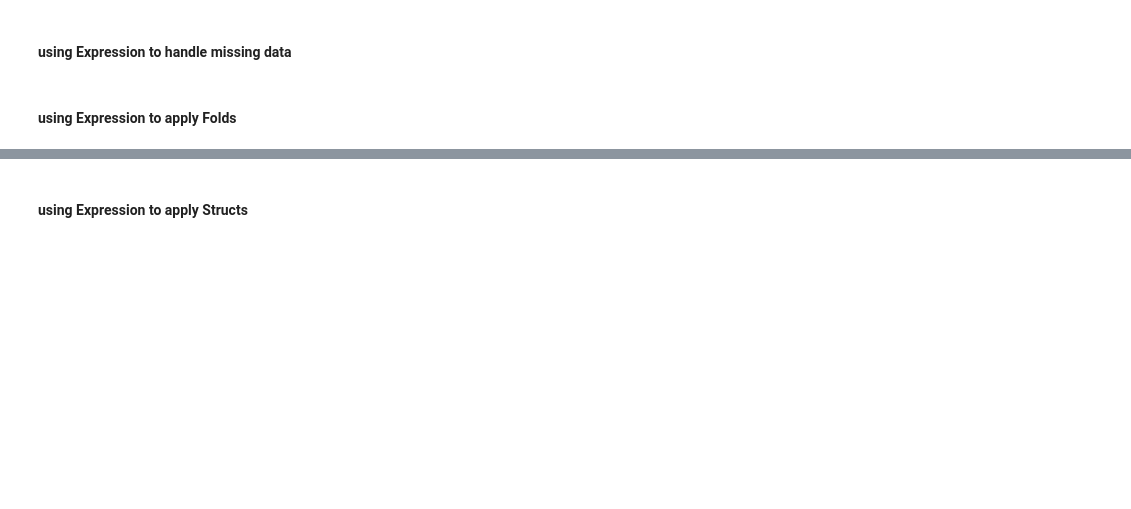
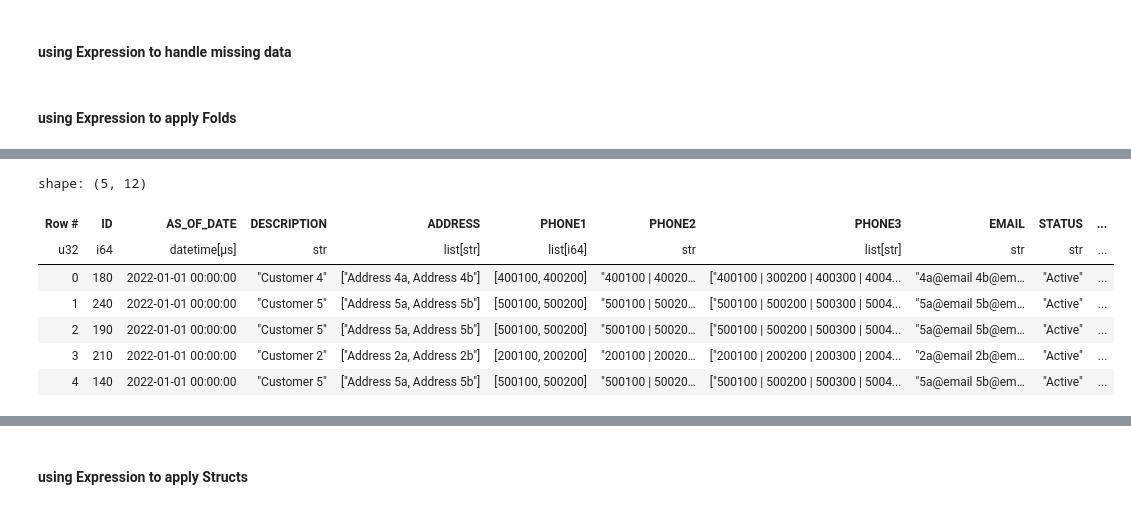
Before and after one commit to AmitXShukla/RPA, a Jupyter notebook: notebooks/Python - Polars dataframe complete user guide.ipynb, the cells around one changed output, grey strips where cells are left out. Cells and saved outputs as stored; diff of their text form; code cells hidden in the pictures; blank space fills up the shorter version.

```diff
--- a/notebooks/Python - Polars dataframe complete user guide.ipynb
+++ b/notebooks/Python - Polars dataframe complete user guide.ipynb
@@ -371,10 +382,12 @@ from datetime import datetime
 category = pl.DataFrame({
     "ID":  list(range(1000, 2500, 100)),
     "AS_OF_DATE" : datetime(2022, 1, 1),
-    "DESCRIPTION" : ["Rx","Material","Consulting","Construction","un-assigned"] * 3,
+    "DESCRIPTION" : ["Rx","Material","Consulting","Construction",
+                     "un-assigned"] * 3,
     "REGION": ["Region A","Region B","Region C"] * 5,
     "STATUS" : "Active",
-    "CLASSIFICATION" : ["Rx","Material", "Services","Constructions","OTHERS"] * 3,
+    "CLASSIFICATION" : ["Rx","Material", "Services","Constructions",
+                        "OTHERS"] * 3,
     "TYPE" : ["R","M","S","C","O"] * 3,
 })
 category.sample(5).with_row_count("Row #")
@@ -1506,0 +1589,44 @@ print(df)
+# %%
+########################
+## CUSTOMER DataFrame ##
+########################
+
+import random
+from datetime import datetime
+
+customer = pl.DataFrame({
+    "ID":  list(range(100, 250, 10)),
+    "AS_OF_DATE" : datetime(2022, 1, 1),
+    "DESCRIPTION" : ["Customer 1","Customer 2","Customer 3","Customer 4","Customer 5"] * 3,
+    "ADDRESS" : [["Address 1a, Address 1b"],["Address 2a, Address 2b"],
+                 ["Address 3a, Address 3b"],["Address 4a, Address 4b"],
+                 ["Address 5a, Address 5b"]] * 3,
+    "PHONE1" : [[100100,100200],[200100,200200],[300100,300200],
+                [400100,400200],[500100,500200]] * 3,
+    "PHONE2" : ["100100 | 100200","200100 | 200200","300100 | 300200",
+                "400100 | 400200","500100 | 500200"] * 3,
+    "PHONE3" : [["100100 | 100200 | 100300 | 100400 | 100500"],
+                ["200100 | 200200 | 200300 | 200400 | 200500"],
+                ["300100 | 300200 | 300300 | 300400 | 300500"],
+                ["400100 | 300200 | 400300 | 400400 | 400500"],
+                ["500100 | 500200 | 500300 | 500400 | 500500"],
+                ]
+                * 3,
+    "EMAIL" : ["1a@email 1b@email","2a@email 2b@email","3a@email 3b@email",
+               "4a@email 4b@email","5a@email 5b@email donotreply@email"] * 3,
+    "STATUS" : "Active",
+    "TYPE" : ["Corp","Gov","Individual"] * 5,
+    "CATEGORY" : random.choices(category["ID"], k=15),
+})
+customer.sample(5).with_row_count("Row #")
+# Address, PHONE1, PHONE3, EMAIL are lists of [str, int, str, str]
+# PHONE2, EMAIL contains a list, but is saved as str
+# %% [output]
+shape: (5, 12)
+| Row # | ID | AS_OF_DATE | DESCRIPTION | ADDRESS | PHONE1 | PHONE2 | PHONE3 | EMAIL | STATUS | ... |
+| u32 | i64 | datetime[μs] | str | list[str] | list[i64] | str | list[str] | str | str | ... |
+| 0 | 180 | 2022-01-01 00:00:00 | "Customer 4" | ["Address 4a, Address 4b"] | [400100, 400200] | "400100 | 40020… | ["400100 | 300200 | 400300 | 4004... | "4a@email 4b@em… | "Active" | ... |
+| 1 | 240 | 2022-01-01 00:00:00 | "Customer 5" | ["Address 5a, Address 5b"] | [500100, 500200] | "500100 | 50020… | ["500100 | 500200 | 500300 | 5004... | "5a@email 5b@em… | "Active" | ... |
+| 2 | 190 | 2022-01-01 00:00:00 | "Customer 5" | ["Address 5a, Address 5b"] | [500100, 500200] | "500100 | 50020… | ["500100 | 500200 | 500300 | 5004... | "5a@email 5b@em… | "Active" | ... |
+| 3 | 210 | 2022-01-01 00:00:00 | "Customer 2" | ["Address 2a, Address 2b"] | [200100, 200200] | "200100 | 20020… | ["200100 | 200200 | 200300 | 2004... | "2a@email 2b@em… | "Active" | ... |
+| 4 | 140 | 2022-01-01 00:00:00 | "Customer 5" | ["Address 5a, Address 5b"] | [500100, 500200] | "500100 | 50020… | ["500100 | 500200 | 500300 | 5004... | "5a@email 5b@em… | "Active" | ... |
```
Also changed, not shown: parts of 31 cells of this notebook, 1 other file.
